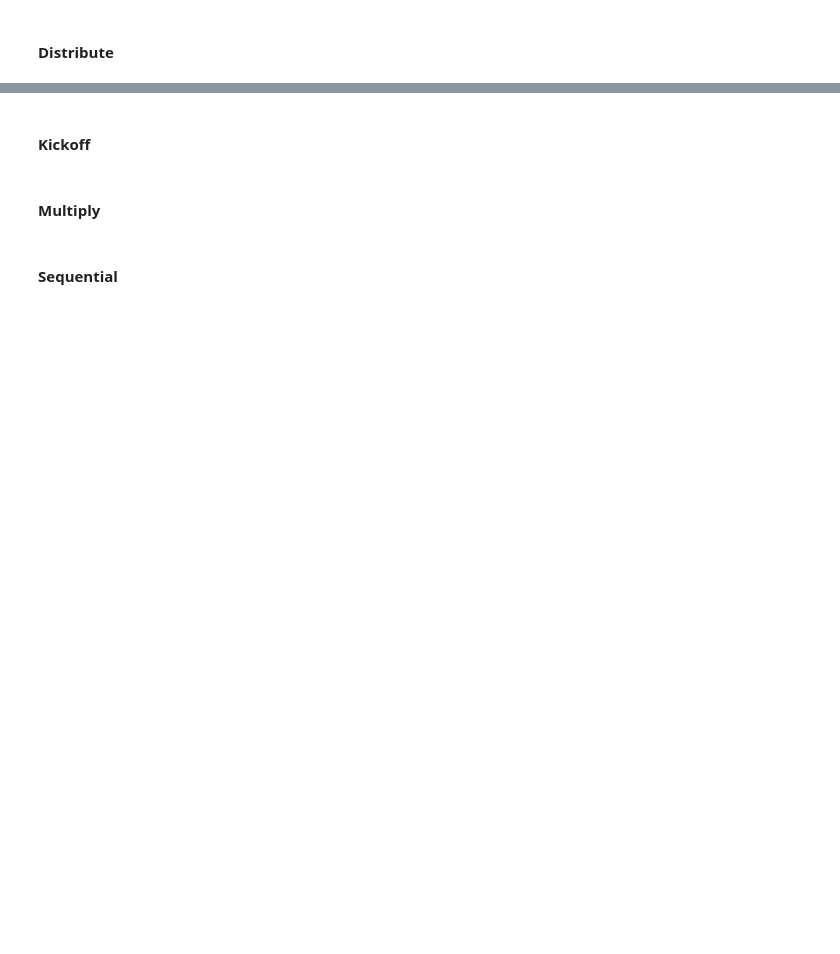
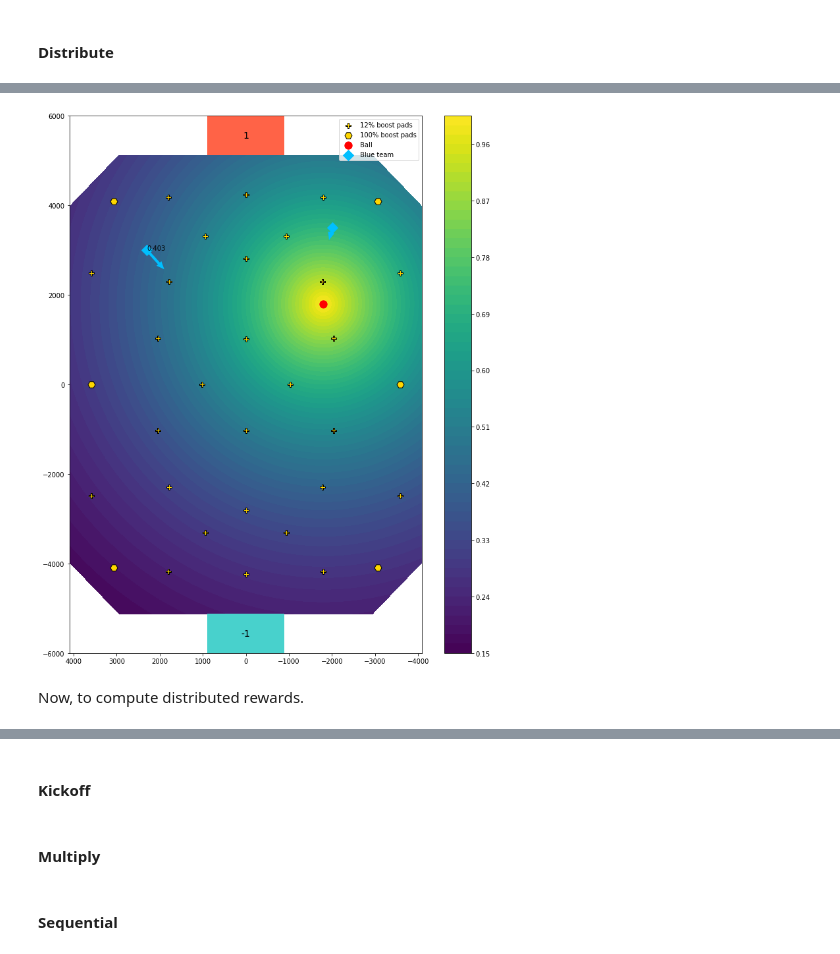
Before and after one commit to Enkhai/lucy-utils, a Jupyter notebook: examples/16_reward_shaping/analysis.ipynb, the cells around one changed output, grey strips where cells are left out. Saved outputs shown, nothing was run; the diff lists cells and outputs as text; code cells hidden in the pictures; blank space fills up the shorter version.

```diff
--- a/examples/16_reward_shaping/analysis.ipynb
+++ b/examples/16_reward_shaping/analysis.ipynb
@@ -784,0 +852,11 @@ This makes sense, since at the end and start of each step change, the rewards (n
+# %%
+plotting.arena_contour(orange_team_zs[1],
+                       ball_position,
+                       player_positions=orange_positions,
+                       player_lin_vels=orange_lin_vels,
+                       player_idx=1
+                      )
+# %% [output]
+[figure, added]
+# %% [markdown]
+Now, to compute distributed rewards.
```
Also changed, not shown: parts of 31 cells of this notebook, 1 other file.
